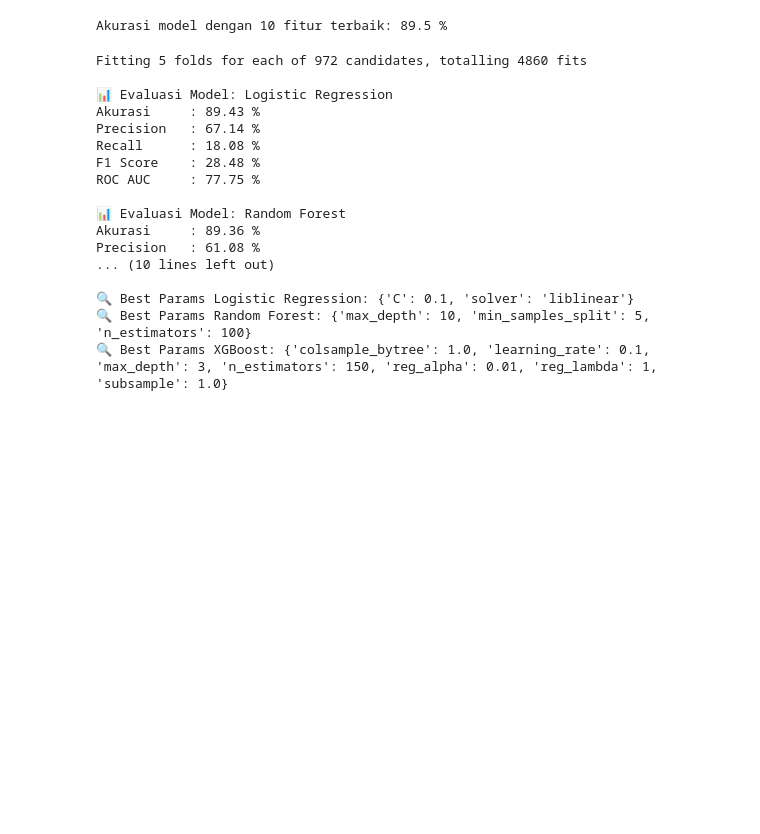
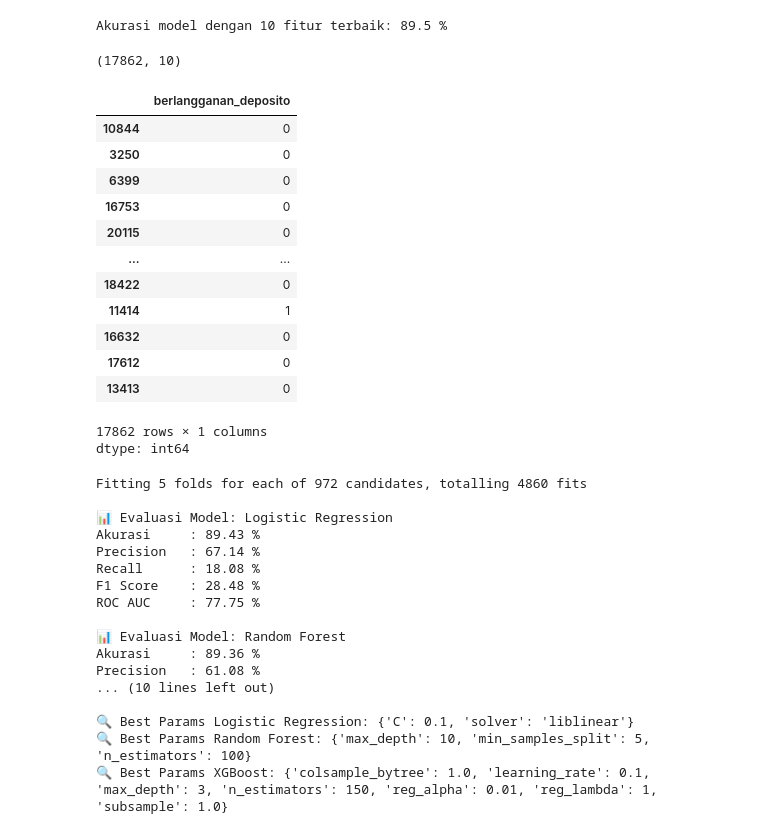
Before and after one commit to aprizal543/aprizal543-Machine_Learning_Klasifikasi_Prediksi-Berlangganan-Deposito-Bank, a Jupyter notebook: Prediksi_Berlangganan_Deposito_Bank.ipynb, the cells around one changed output. Saved outputs shown, nothing was run; the diff lists cells and outputs as text; code cells hidden in the pictures; blank space fills up the shorter version.

```diff
--- a/Prediksi_Berlangganan_Deposito_Bank.ipynb
+++ b/Prediksi_Berlangganan_Deposito_Bank.ipynb
@@ -302,6 +304,27 @@ accuracy = accuracy_score(y_test, y_pred)
 print("Akurasi model dengan 10 fitur terbaik:", round(accuracy * 100, 2), "%")
 # %% [output]
 Akurasi model dengan 10 fitur terbaik: 89.5 %
+# %%
+X_train.shape
+# %% [output]
+(17862, 10)
+# %%
+y_train
+# %% [output]
+|  | berlangganan_deposito |
+| 10844 | 0 |
+| 3250 | 0 |
+| 6399 | 0 |
+| 16753 | 0 |
+| 20115 | 0 |
+| ... | ... |
+| 18422 | 0 |
+| 11414 | 1 |
+| 16632 | 0 |
+| 17612 | 0 |
+| 13413 | 0 |
+17862 rows × 1 columns
+dtype: int64
 # %%
 from math import gamma
 from sklearn.model_selection import GridSearchCV
```
Also changed, not shown: parts of 3 cells of this notebook.
